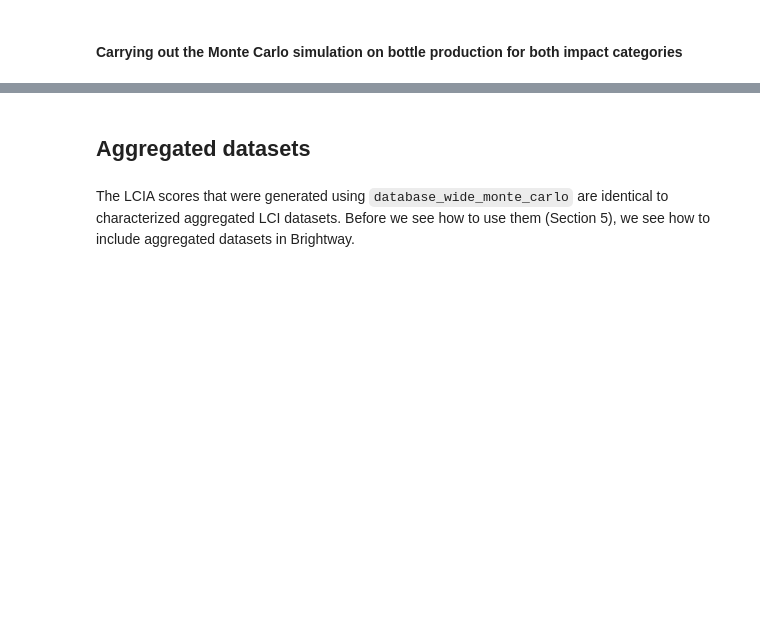
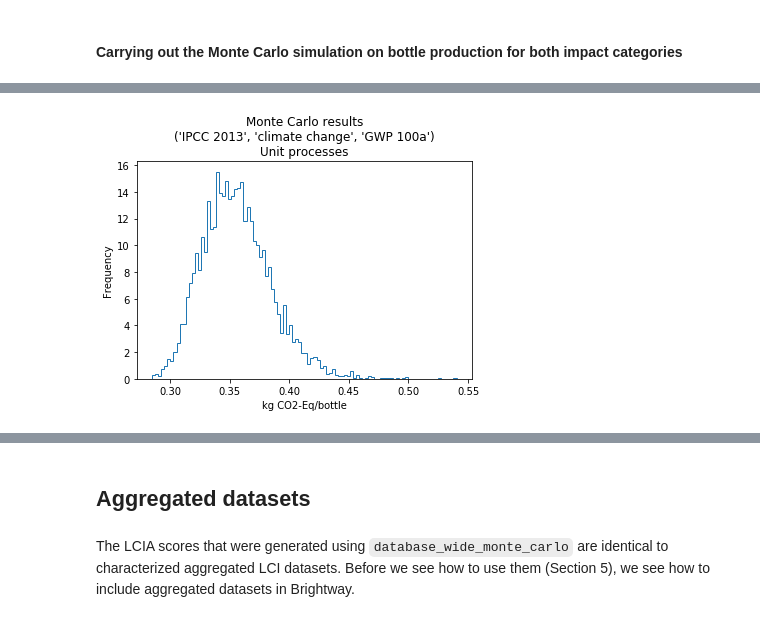
Before and after one commit to PascalLesage/database_wide_monte_carlo, a Jupyter notebook: examples/Using precalculated samples - within Brightway2 environment.ipynb, the cells around one changed output, grey strips where cells are left out. Saved outputs shown, nothing was run; the diff lists cells and outputs as text; code cells hidden in the pictures; blank space fills up the shorter version.

```diff
--- a/examples/Using precalculated samples - within Brightway2 environment.ipynb
+++ b/examples/Using precalculated samples - within Brightway2 environment.ipynb
@@ -36,7 +36,7 @@ import matplotlib.pyplot as plt
 import seaborn as sns
 %matplotlib inline
 # %%
-iterations = 5
+iterations = 5000
 # %%
 def delete_and_setup(project_name, ecospold_dirpath, database_name):
     if project_name in projects:
@@ -166,9 +220,11 @@ scores_arr_bottle_o3_UP
 # %%
 # CC
-plt.hist(scores_arr_bottle_cc_UP, histtype='step', normed=True)
+plt.hist(scores_arr_bottle_cc_UP, histtype='step', normed=True, bins=100)
 plt.xlabel("{}/bottle".format(Method(cc_method).metadata['unit']))
 plt.ylabel("Frequency")
 plt.legend()
 plt.title("Monte Carlo results\n{}\nUnit processes".format(cc_method));
+# %% [output]
+[figure, added]
 # %%
 # O3
```
Also changed, not shown: parts of 47 cells of this notebook.
